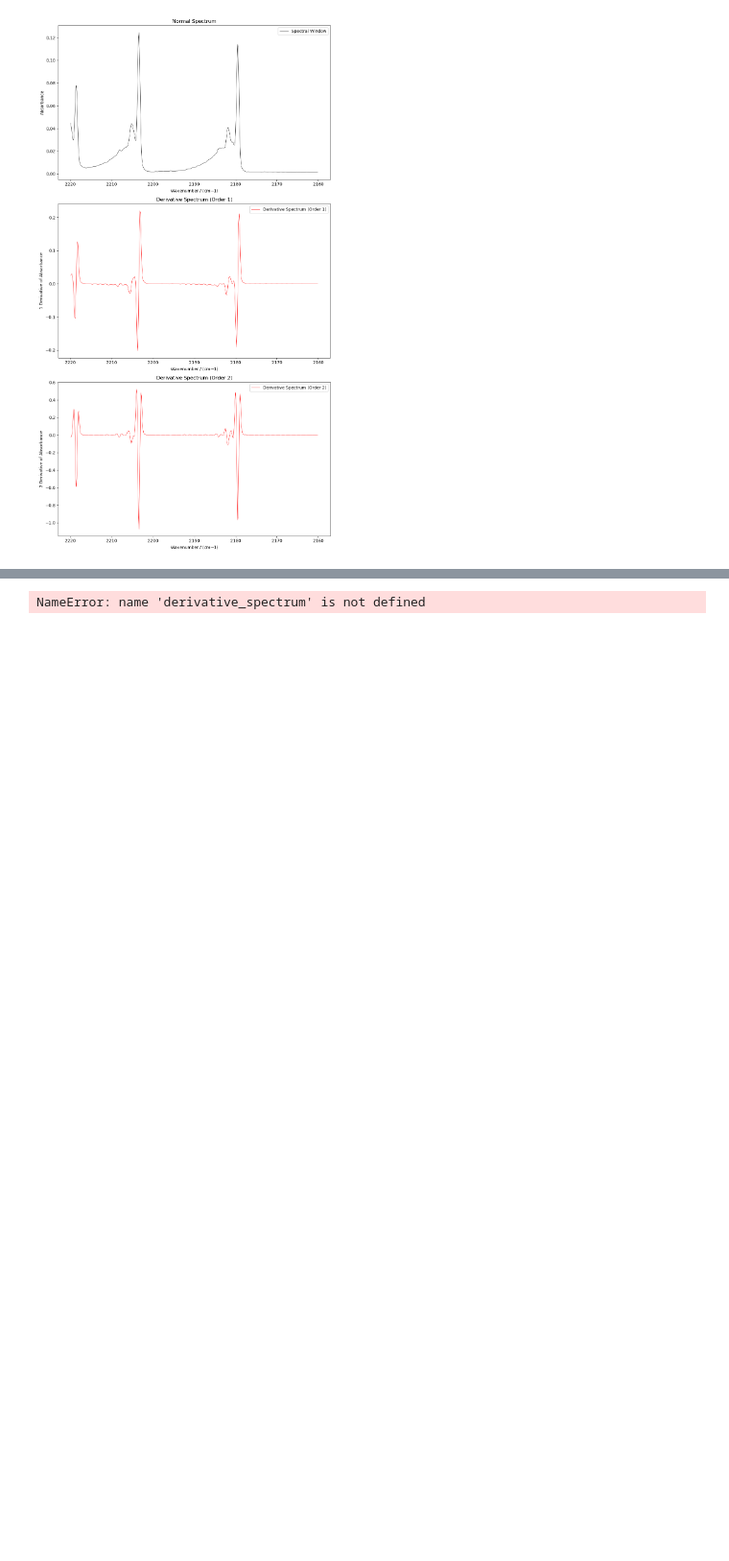
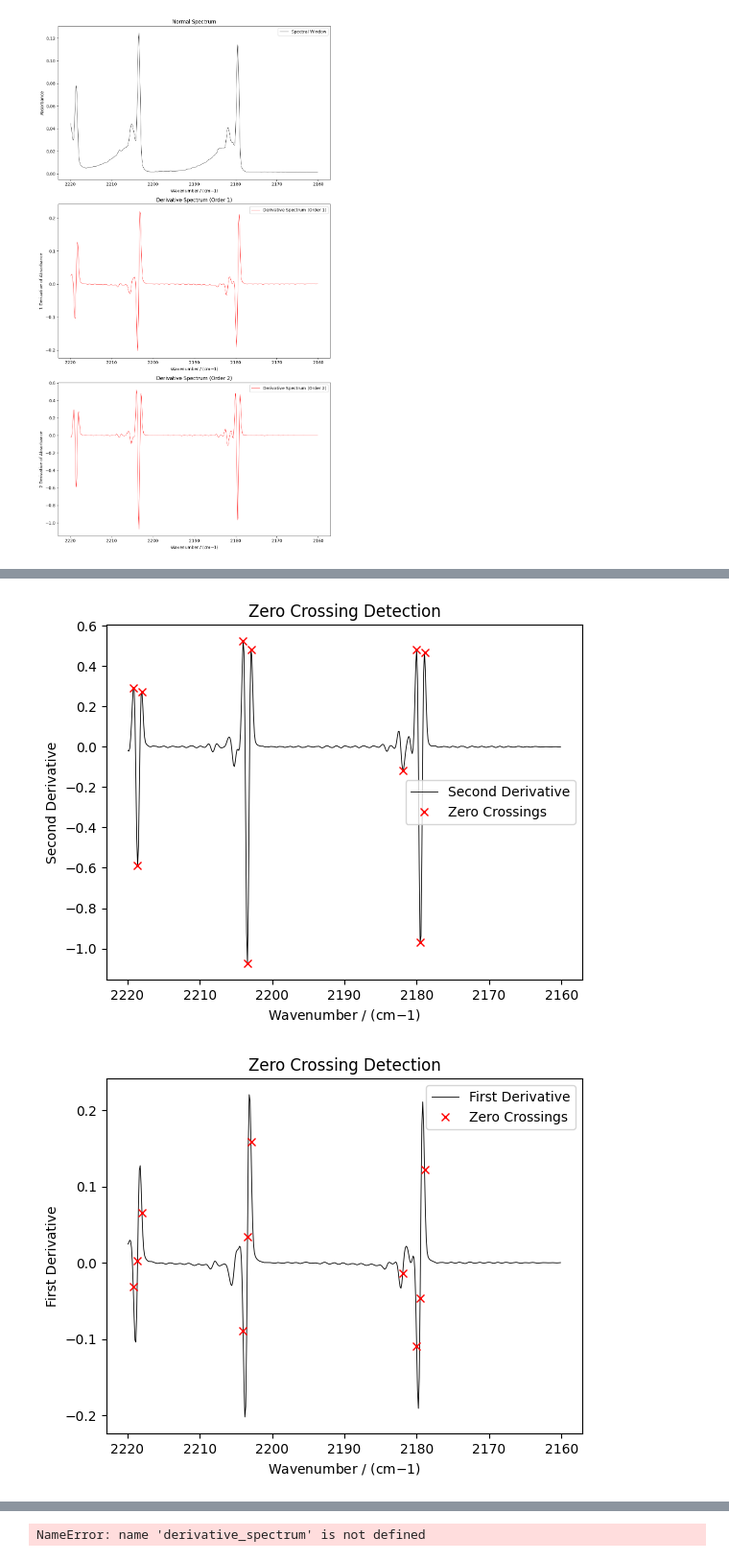
Before and after one commit to LukasMeinschad/ir_peak_int, a Jupyter notebook: spectra_test.ipynb, the cells around one changed output, grey strips where cells are left out. Shown: that part at 96% size. Cells and saved outputs as stored; diff of their text form; code cells hidden in the pictures; blank space fills up the shorter version.

```diff
--- a/spectra_test.ipynb
+++ b/spectra_test.ipynb
@@ -295,3 +315,45 @@ plot_derivative_spectrum(x_window,y_window,max_order=2)
+# %%
+
+def zero_crossing_det(x_window,y_prime_window,method="derivative",threshold=0.1):
+    """
+    Determine possible zero crossings:
+
+    Attr
+    """
+    y_double_prime = finite_differences(x_window,y_prime_window,order=1)
+
+    # Zero Crossings are Maxima in second derivative
+    peaks,_ = find_peaks(y_double_prime, height=threshold)
+    neg_peaks , _ = find_peaks(-y_double_prime, height=threshold)
+    peaks = np.concatenate([peaks,neg_peaks])
+
+
+    plt.plot(x_window,y_double_prime, label="Second Derivative", color="black", linewidth=0.6)
+    plt.plot(x_window[peaks],y_double_prime[peaks], "x", label="Zero Crossings", color="red")
+    plt.gca().invert_xaxis()
+    plt.title("Zero Crossing Detection")
+    plt.xlabel("Wavenumber / (cm${-1}$)")
+    plt.ylabel("Second Derivative")
+    plt.legend()
+    plt.show()
+
+    return peaks
+
+y_prime_window = finite_differences(x_window,y_window,order=1)
+zero_crossings = zero_crossing_det(x_window,y_prime_window,threshold=0.1)
+
+# plot peaks in derivative spectrum
+plt.plot(x_window, y_prime_window, label="First Derivative", color="black", linewidth=0.6)
+plt.plot(x_window[zero_crossings], y_prime_window[zero_crossings], "x", label="Zero Crossings", color="red")
+plt.gca().invert_xaxis()
+plt.title("Zero Crossing Detection")
+plt.xlabel("Wavenumber / (cm${-1}$)")
+plt.ylabel("First Derivative")
+plt.legend()
+plt.show()
+# %% [output]
+[figure, added]
+[figure, added]
 # %%
 x_peaks = x[np.where(x > 2170)]
 x_peaks = x_peaks[np.where(x_peaks < 2190)]
```
Also changed, not shown: parts of 12 cells of this notebook, 6 other files.
